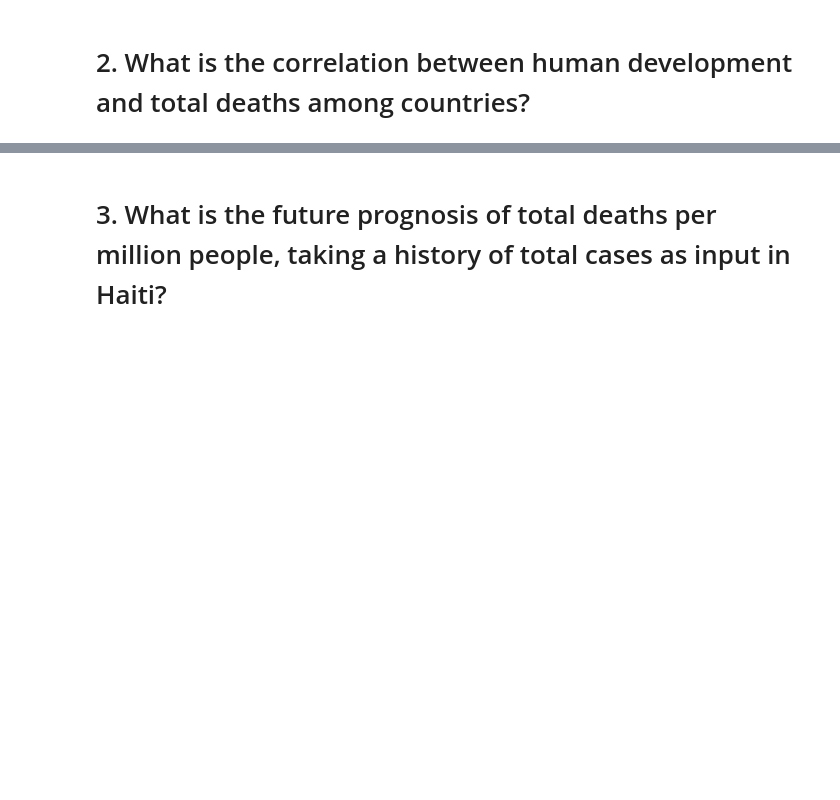
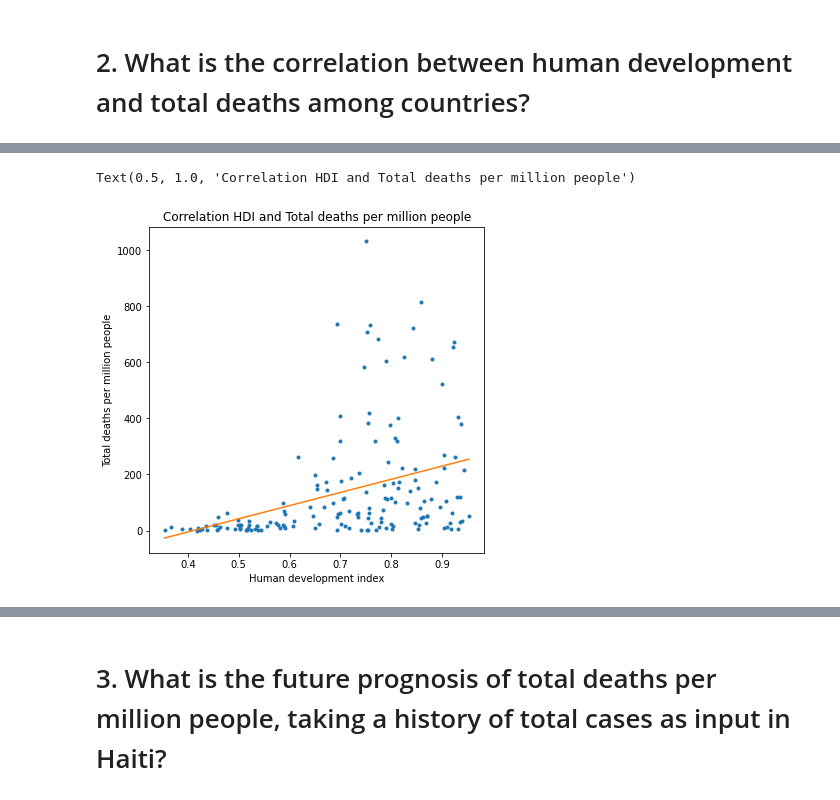
Before and after one commit to Viliuskerutis/AML, a Jupyter notebook: AML_MP1_Kerutis.ipynb, the cells around one changed output, grey strips where cells are left out. Saved outputs shown, nothing was run; the diff lists cells and outputs as text; code cells hidden in the pictures; blank space fills up the shorter version.

```diff
--- a/AML_MP1_Kerutis.ipynb
+++ b/AML_MP1_Kerutis.ipynb
@@ -66,0 +157,16 @@ pd.DataFrame(dff[['iso_code', 'continent', 'location','total_cases','total_death
+# %%
+plt.figure(figsize=(6,6))
+x = dfff.human_development_index
+y = dfff.total_deaths_per_million
+plt.plot(x, y, '.')
+plt.xlabel('Human development index')
+plt.ylabel('Total deaths per million people')
+
+w1, w0 = ma.polyfit(ma.masked_invalid(x), ma.masked_invalid(y), 1)
+x_all = np.linspace(x.min(), x.max(), 100)
+plt.plot(x_all, w0 + w1 * x_all, '-')
+
+plt.title('Correlation HDI and Total deaths per million people')
+# %% [output]
+Text(0.5, 1.0, 'Correlation HDI and Total deaths per million people')
+[figure, added]
```
Also changed, not shown: parts of 25 cells of this notebook.
